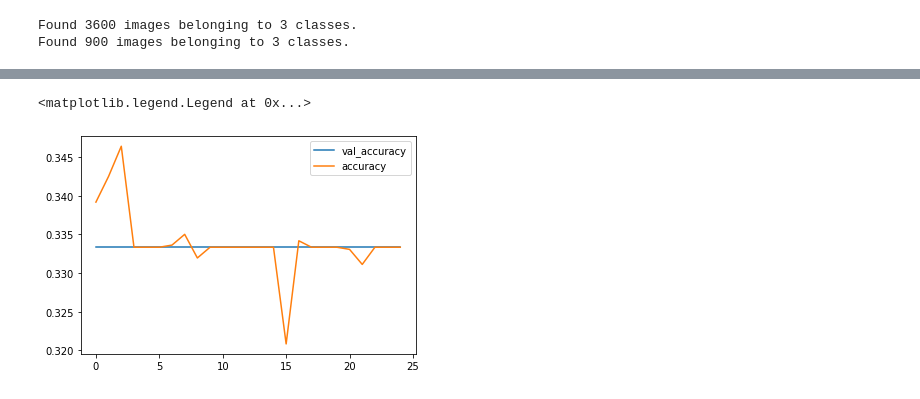
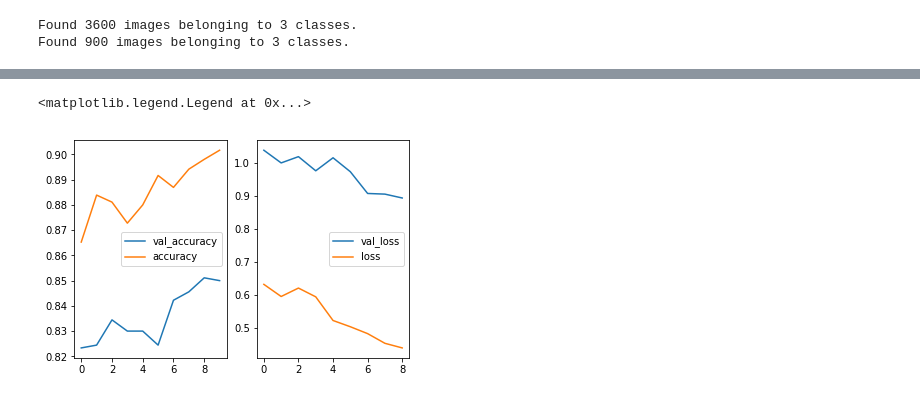
Before and after one commit to MarrickLip/comp309-capstone, a Jupyter notebook: Capstone Project.ipynb, the cells around one changed output, grey strips where cells are left out. Drawn from its saved outputs; the diff is of its cells as text; code cells hidden in the pictures.

```diff
--- a/Capstone Project.ipynb
+++ b/Capstone Project.ipynb
@@ -133,7 +127,23 @@ model.compile(
+# %%
+model = tf.keras.Sequential([
+    base_model,
+    #global_average_layer,
+    #prediction_layer
+    tf.keras.layers.AveragePooling2D(),
+    Flatten(),
+    Dropout(0.25),
+    Dense(3, activation='softmax'),
+])
+
+model.compile(
+    optimizer='adam',
+    loss='categorical_crossentropy',
+    metrics=['accuracy']
+)
 # %%
 history = model.fit_generator(
     train_data_gen,
     validation_data=test_data_gen,
-    epochs=epochs,
+    epochs=15,
 )
 # %% [output]
@@ -144,0 +174,14 @@ Epoch 1/25
+# %%
+model.compile(
+    optimizer=tf.keras.optimizers.RMSprop(lr=1e-5),
+    loss='categorical_crossentropy',
+    metrics=['accuracy']
+)
+
+
+history = model.fit_generator(
+    train_data_gen,
+    validation_data=test_data_gen,
+    initial_epoch=15,
+    epochs=30,
+)
@@ -145,7 +209,13 @@ Epoch 1/25
 # %%
-plt.plot(history.history['val_accuracy'], label='val_accuracy')
-plt.plot(history.history['accuracy'], label='accuracy')
-plt.legend()
+_, (ax1, ax2) = plt.subplots(1, 2)
+
+ax1.plot(history.history['val_accuracy'], label='val_accuracy')
+ax1.plot(history.history['accuracy'], label='accuracy')
+ax1.legend()
+
+ax2.plot(history.history['val_loss'][1:], label='val_loss')
+ax2.plot(history.history['loss'][1:], label='loss')
+ax2.legend()
 # %% [output]
 <matplotlib.legend.Legend at 0x...>
-[figure, old version]
+[figure, new version]
```
Also changed, not shown: parts of 11 cells of this notebook.
